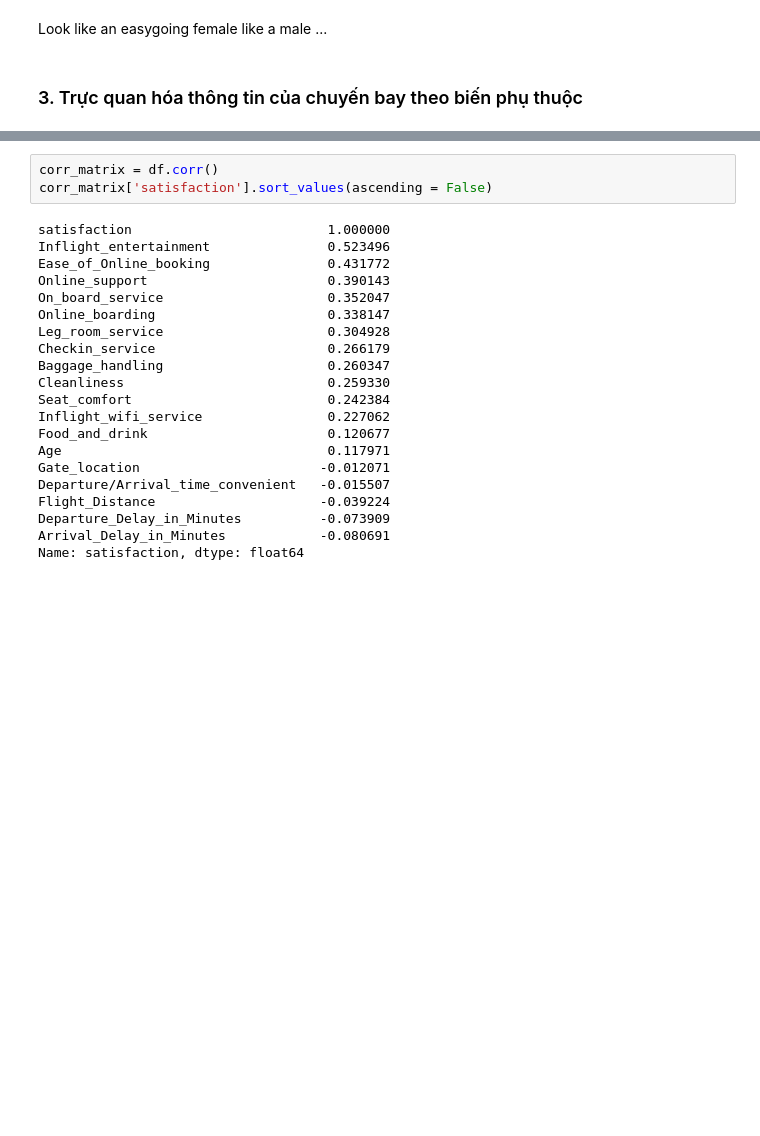
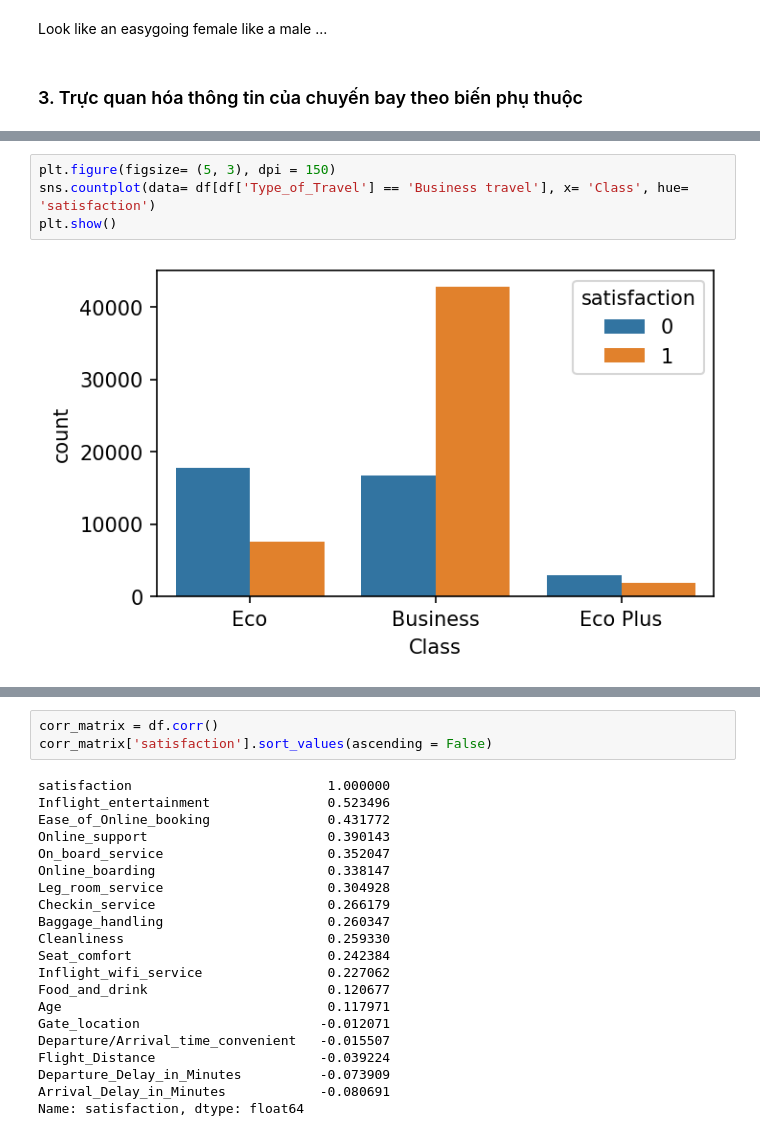
Before and after one commit to nguyen18720/Project_Airline_Satisfaction_Predict, a Jupyter notebook: Project_Datascience.ipynb, the cells around one changed output, grey strips where cells are left out. Drawn from its saved outputs; the diff is of its cells as text; blank space fills up the shorter version.

```diff
--- a/Project_Datascience.ipynb
+++ b/Project_Datascience.ipynb
@@ -365,0 +369,6 @@ Nhận xét:
+# %%
+plt.figure(figsize= (5, 3), dpi = 150)
+sns.countplot(data= df[df['Type_of_Travel'] == 'Business travel'], x= 'Class', hue= 'satisfaction')
+plt.show()
+# %% [output]
+[figure, added]
```
Also changed, not shown: parts of 17 cells of this notebook.
